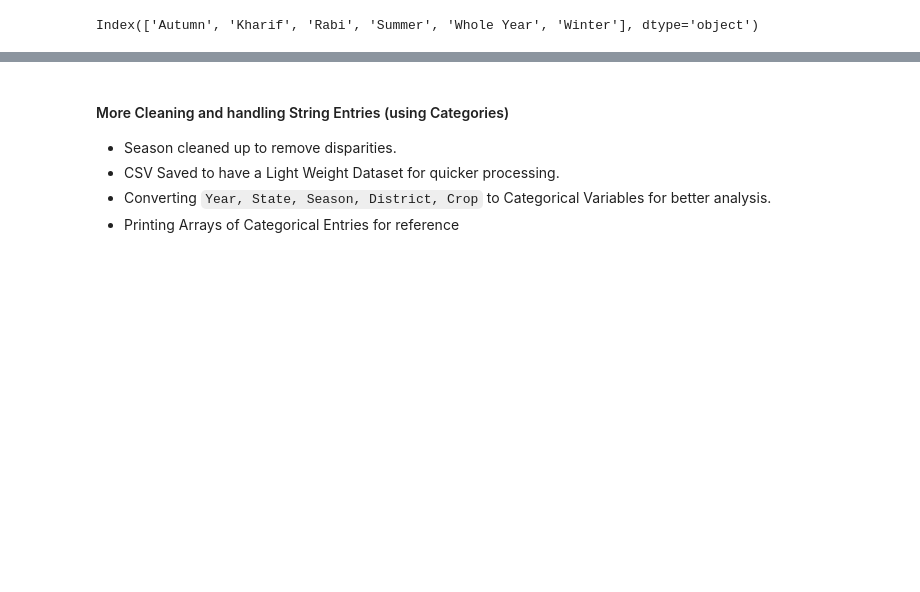
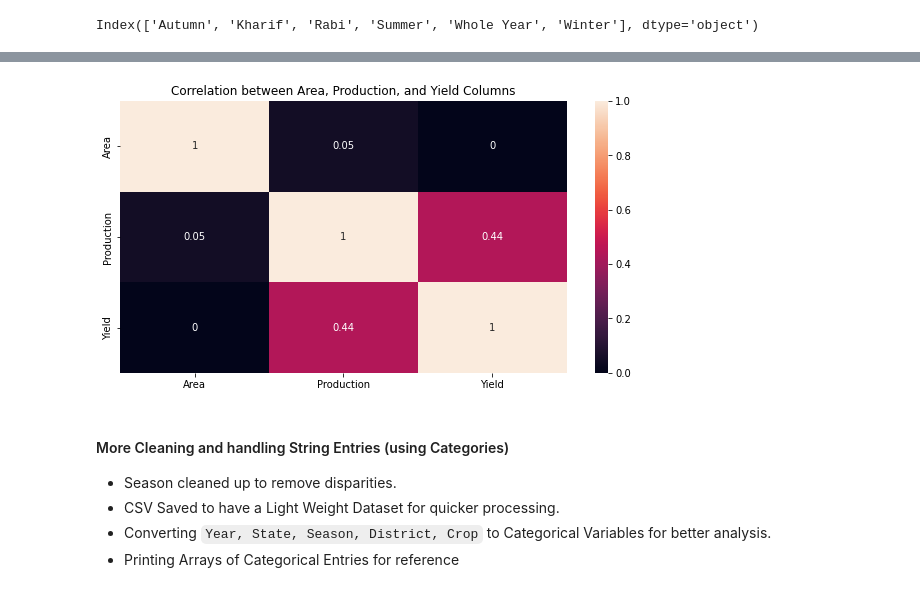
Before and after one commit to harshbansal7/AQI-Analysis-SARIMAX, a Jupyter notebook: Ensemble_Methods_for_Yield_Prediction.ipynb, the cells around one changed output, grey strips where cells are left out. Saved outputs shown, nothing was run; the diff lists cells and outputs as text; code cells hidden in the pictures; blank space fills up the shorter version.

Commit message:
Code Cleaning and Graphs

```diff
--- a/Ensemble_Methods_for_Yield_Prediction.ipynb
+++ b/Ensemble_Methods_for_Yield_Prediction.ipynb
@@ -94,3 +110,13 @@ Index(['Autumn', 'Kharif', 'Rabi', 'Summer', 'Whole Year', 'Winter'], dtype='obj
+# %%
+import seaborn as sns
+matrix = df.corr().round(2)
+plt.figure(figsize =(10, 5))
+sns.heatmap(matrix, annot=True)
+plt.title('Correlation between Area, Production, and Yield Columns')
+plt.savefig('corrplot.png')
+plt.show()
+# %% [output]
+[figure, added]
 # %%
 df = df.dropna()
 df = df.sort_values(ascending=False, by='Year')
```
Also changed, not shown: parts of 27 cells of this notebook.
